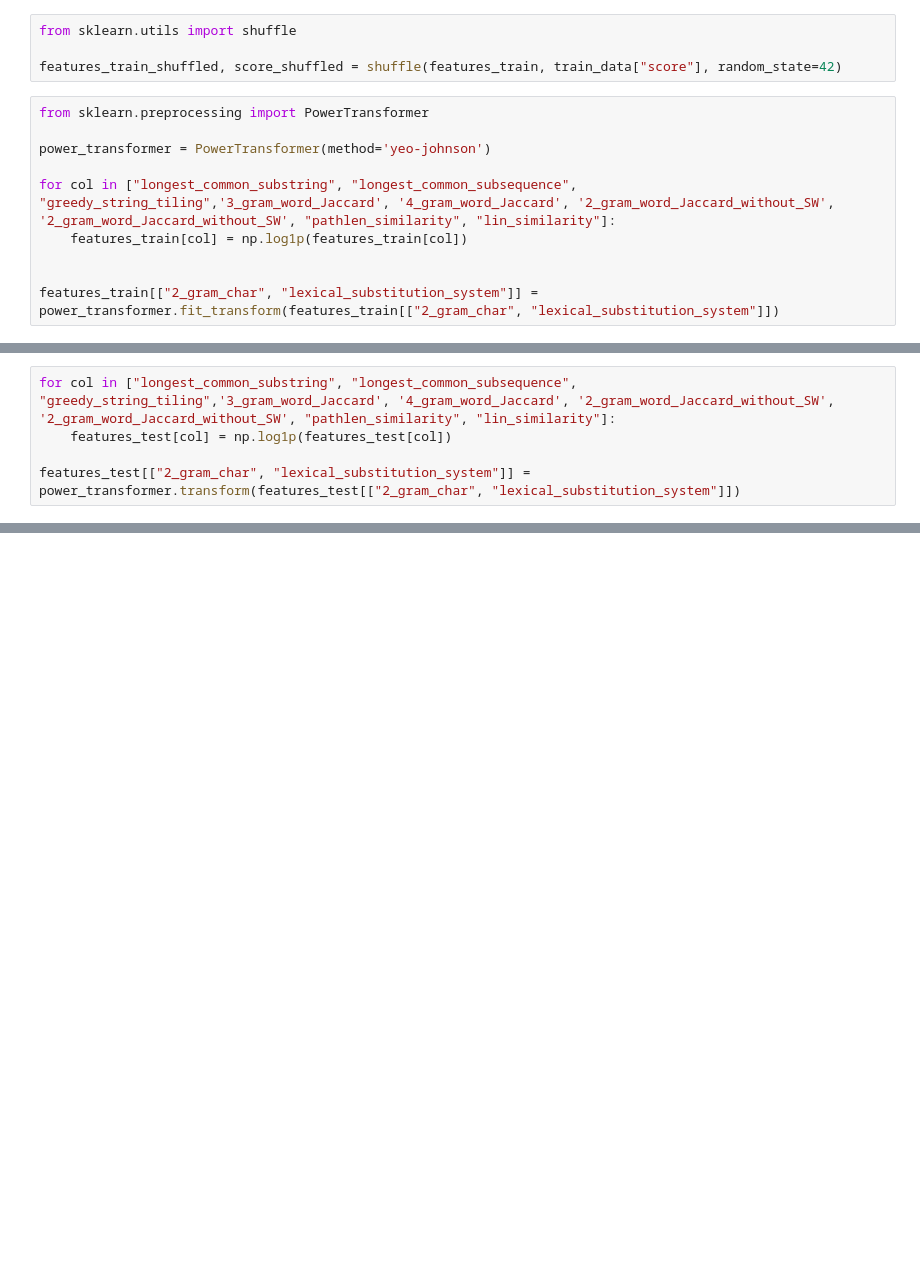
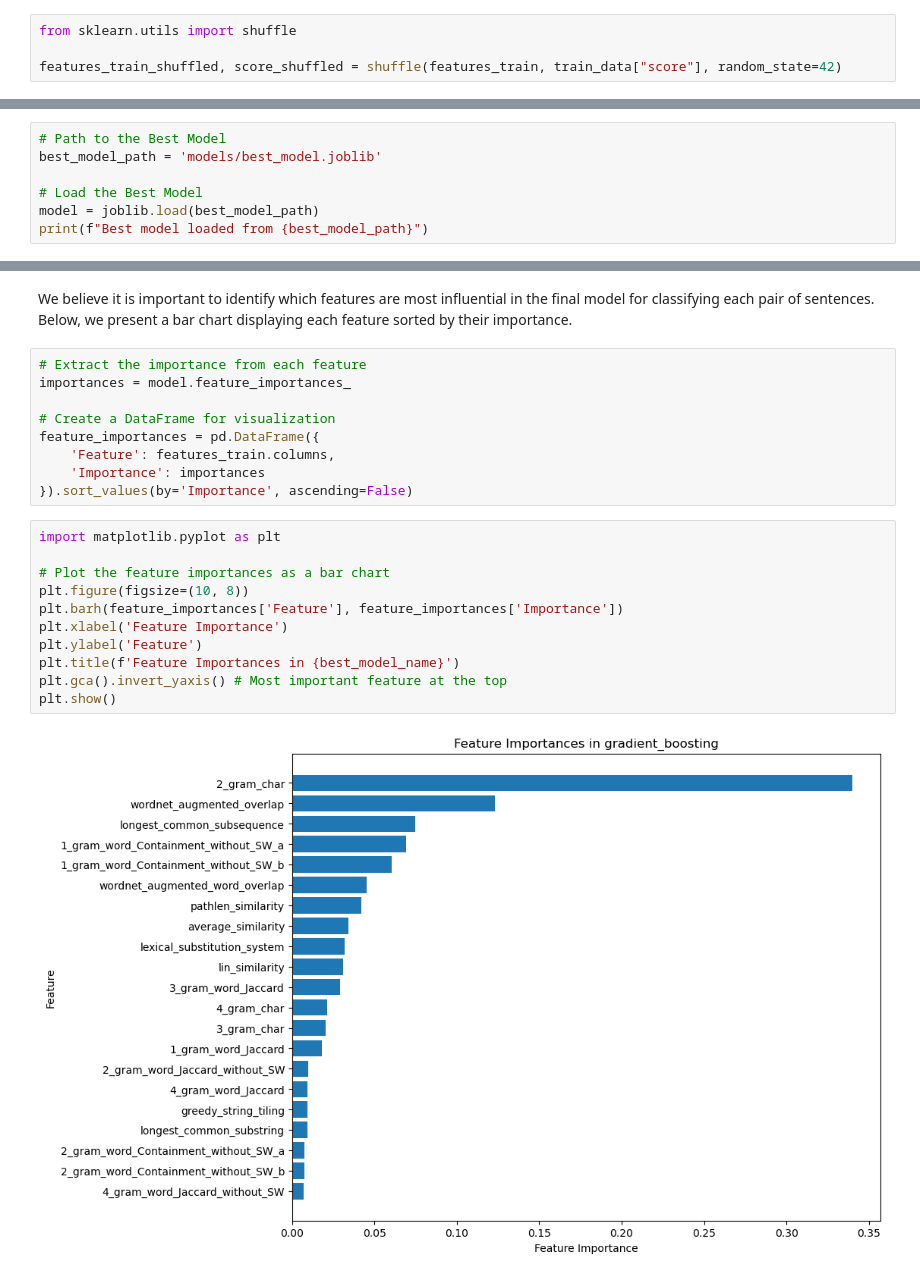
Before and after one commit to JoanK11/MAI-IHLT-Introduction_to_Human_Language_Technology, a Jupyter notebook: training_and_results.ipynb, the cells around one changed output, grey strips where cells are left out. Saved outputs shown, nothing was run; the diff lists cells and outputs as text; blank space fills up the shorter version.

```diff
--- a/training_and_results.ipynb
+++ b/training_and_results.ipynb
@@ -18,13 +29,3 @@ features_test  = pd.read_csv('features/features_test2.csv')
 from sklearn.utils import shuffle
 
 features_train_shuffled, score_shuffled = shuffle(features_train, train_data["score"], random_state=42)
-# %%
-from sklearn.preprocessing import PowerTransformer
-
-power_transformer = PowerTransformer(method='yeo-johnson')
-
-for col in ["longest_common_substring", "longest_common_subsequence", "greedy_string_tiling",'3_gram_word_Jaccard', '4_gram_word_Jaccard', '2_gram_word_Jaccard_without_SW', '2_gram_word_Jaccard_without_SW', "pathlen_similarity", "lin_similarity"]:
-    features_train[col] = np.log1p(features_train[col])
-
-
-features_train[["2_gram_char", "lexical_substitution_system"]] = power_transformer.fit_transform(features_train[["2_gram_char", "lexical_substitution_system"]])
@@ -153,5 +31,0 @@ model = rf_best_model
-# %%
-for col in ["longest_common_substring", "longest_common_subsequence", "greedy_string_tiling",'3_gram_word_Jaccard', '4_gram_word_Jaccard', '2_gram_word_Jaccard_without_SW', '2_gram_word_Jaccard_without_SW', "pathlen_similarity", "lin_similarity"]:
-    features_test[col] = np.log1p(features_test[col])
-
-features_test[["2_gram_char", "lexical_substitution_system"]] = power_transformer.transform(features_test[["2_gram_char", "lexical_substitution_system"]])
@@ -178,0 +233,7 @@ official_results = pd.read_csv('results/official_results.csv')
+# %%
+# Path to the Best Model
+best_model_path = 'models/best_model.joblib'
+
+# Load the Best Model
+model = joblib.load(best_model_path)
+print(f"Best model loaded from {best_model_path}")
@@ -178,0 +324,24 @@ official_results = pd.read_csv('results/official_results.csv')
+# %% [markdown]
+We believe it is important to identify which features are most influential in the final model for classifying each pair of sentences. Below, we present a bar chart displaying each feature sorted by their importance.
+# %%
+# Extract the importance from each feature
+importances = model.feature_importances_
+
+# Create a DataFrame for visualization
+feature_importances = pd.DataFrame({
+    'Feature': features_train.columns,
+    'Importance': importances
+}).sort_values(by='Importance', ascending=False)
+# %%
+import matplotlib.pyplot as plt
+
+# Plot the feature importances as a bar chart
+plt.figure(figsize=(10, 8))
+plt.barh(feature_importances['Feature'], feature_importances['Importance'])
+plt.xlabel('Feature Importance')
+plt.ylabel('Feature')
+plt.title(f'Feature Importances in {best_model_name}')
+plt.gca().invert_yaxis() # Most important feature at the top
+plt.show()
+# %% [output]
+[figure, added]
```
Also changed, not shown: parts of 63 cells of this notebook, 33 other files.
